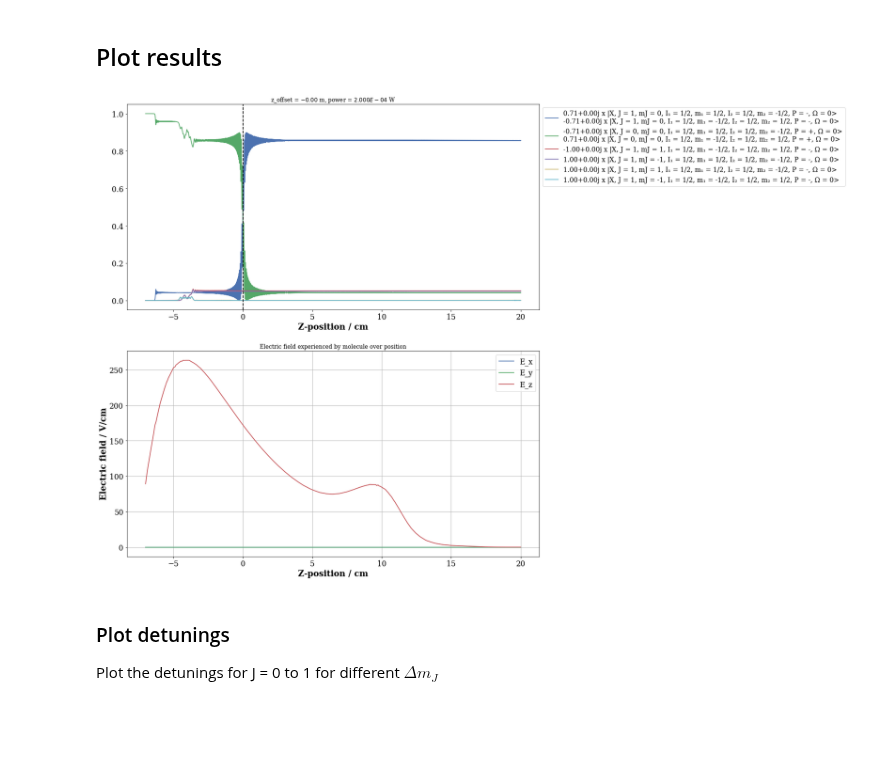
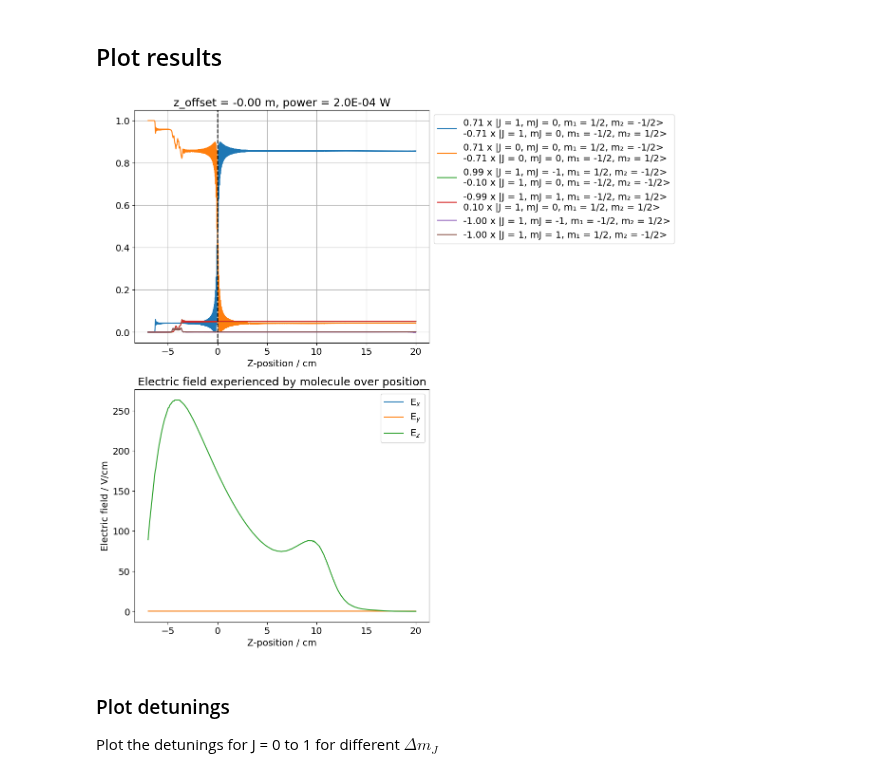
Before and after one commit to ograsdijk/centrex-state-prep, a Jupyter notebook: examples/SPA/Experimental verification/SPA1 - parameter scans.ipynb, the cells around one changed output. Saved outputs shown, nothing was run; the diff lists cells and outputs as text; code cells hidden in the pictures; blank space fills up the shorter version.

```diff
--- a/examples/SPA/Experimental verification/SPA1 - parameter scans.ipynb
+++ b/examples/SPA/Experimental verification/SPA1 - parameter scans.ipynb
@@ -213,7 +382,13 @@ Transition frequency at center of microwaves: 13.34005 GHz
 # %%
 # Define a Gaussian intensity profile
 # intensity = MeasuredBeam(power = 1e-3, sigma = 1*25.4e-3/(2*np.sqrt(2*np.log(2))), R0 = R0, k = k, freq = muW_freq)
-intensity = GaussianBeam(power = 1e-3, sigma = 1*25.4e-3/(2*np.sqrt(2*np.log(2))), R0 = R0, k = k, freq = muW_freq)
+intensity = GaussianBeam(
+    power=1e-3,
+    sigma=1 * 25.4e-3 / (2 * np.sqrt(2 * np.log(2))),
+    R0=R0,
+    k=k,
+    freq=muW_freq,
+)
 # %% [markdown]
 #### Define MicrowaveField
 # %%
@@ -239,12 +414,18 @@ pol_bg = Polarization(P_R)
 #### Intensity profile:
 # %%
 # Define a Gaussian intensity profile
-lims = [(-1,1),(-1,1),(-1,1),]
-intensity_bg = BackgroundField(lims, intensity=mf01.intensity.I_R(R0)/100)
+lims = [
+    (-1, 1),
+    (-1, 1),
+    (-1, 1),
+]
+intensity_bg = BackgroundField(lims, intensity=mf01.intensity.I_R(R0) / 100)
 # %% [markdown]
 #### Define MicrowaveField
 # %%
-mf01_bg = MicrowaveField(0, 1, intensity_bg, pol_bg, muW_freq, hamiltonian.QN, background_field=True)
+mf01_bg = MicrowaveField(
+    0, 1, intensity_bg, pol_bg, muW_freq, hamiltonian.QN, background_field=True
+)
 # %% [markdown]
 ### Define list of microwave fields
 # %%
@@ -253,7 +434,14 @@ microwave_fields = [mf01, mf01_bg]
 ## Time-evolution
 Next define a Simulator and use it to numerically integrate the Schroedinger equation to see how the states evolve as the electric field is ramped down.
 # %%
-simulator = Simulator(trajectory, electric_field, magnetic_field, initial_states_approx, hamiltonian, microwave_fields)
+simulator = Simulator(
+    trajectory,
+    electric_field,
+    magnetic_field,
+    initial_states_approx,
+    hamiltonian,
+    microwave_fields,
+)
 # %%
 # Set microwave parameters
 ## Center postion
@@ -284,17 +474,17 @@ result = simulator.run(N_steps = 10000)
 ## Plot results
 # %%
 initial_state = result.initial_states[0]
-large_prob_states = result.find_large_prob_states(initial_state, N = 6)
-fig, (ax, ax2) = plt.subplots(2,1, figsize = (16,18))
-result.plot_state_probabilities(large_prob_states, initial_state, ax = ax, position = True)
-ax.legend(fontsize = 14, bbox_to_anchor = (1.,1))
-ax.axvline(x = R0[2]*1e2, ls ='--', c = 'k')
-ax.set_title(f"z_offset = ${R0[2]:.2f}$ m, power = ${mf01.intensity.power:.3E}$ W")
+large_prob_states = result.find_large_prob_states(initial_state, N=6)
+fig, (ax, ax2) = plt.subplots(2, 1, figsize=(8, 14))
+result.plot_state_probabilities(large_prob_states, initial_state, ax=ax, position=True)
+ax.legend(fontsize=14, bbox_to_anchor=(1.0, 1))
+ax.axvline(x=R0[2] * 1e2, ls="--", c="k")
+ax.set_title(f"z_offset = {R0[2]:.2f} m, power = {mf01.intensity.power:.1E} W")
 ax.grid()
 
-_ = electric_field.plot(trajectory, position=True, ax = ax2)
+_ = electric_field.plot(trajectory, position=True, ax=ax2)
 # %% [output]
-[figure, old version]
+[figure, new version]
 # %% [markdown]
 ### Plot detunings
 Plot the detunings for J = 0 to 1 for different $\Delta m_J$
```
Also changed, not shown: parts of 53 cells of this notebook, 22 other files.
